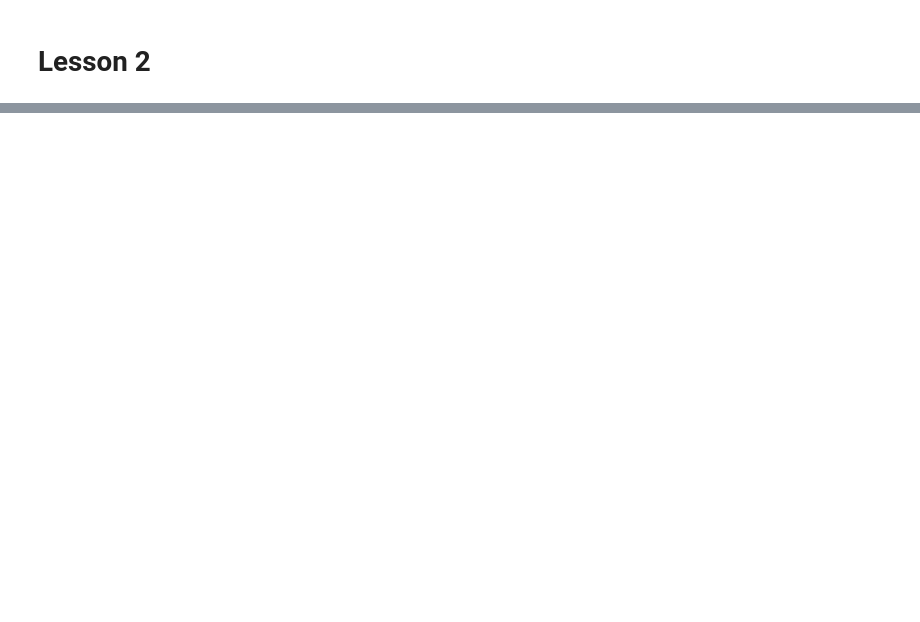
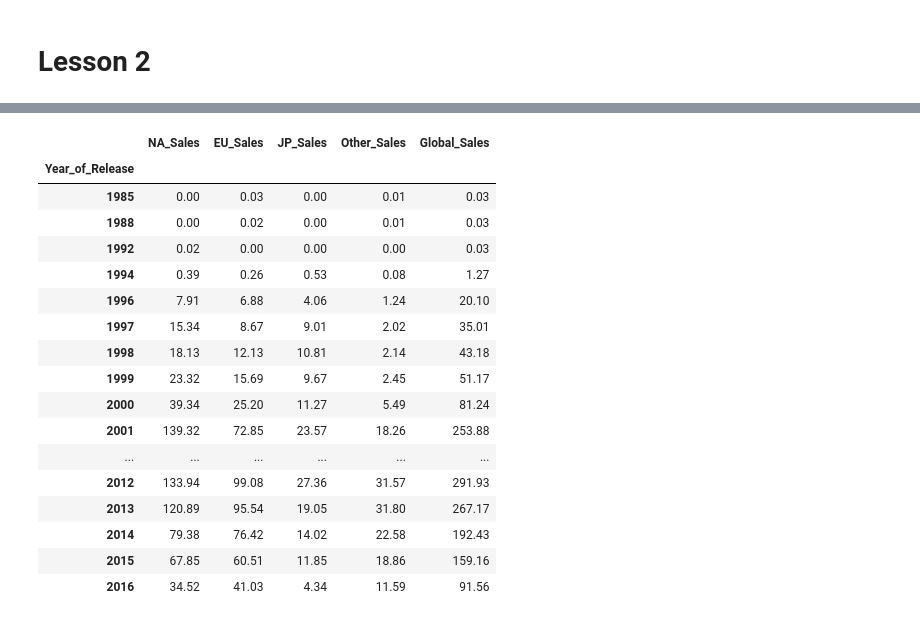
Before and after one commit to alfir-v10/RushODS_old, a Jupyter notebook: RUSH_ODS.ipynb, the cells around one changed output, grey strips where cells are left out. Drawn from its saved outputs; the diff is of its cells as text; code cells hidden in the pictures; blank space fills up the shorter version.

```diff
--- a/RUSH_ODS.ipynb
+++ b/RUSH_ODS.ipynb
@@ -1173,0 +1127,21 @@ plt.scatter(
+# %%
+df_game[[x for x in df_game.columns if "Sales" in x] + ["Year_of_Release"]].groupby('Year_of_Release').sum()
+# %% [output]
+|  | NA_Sales | EU_Sales | JP_Sales | Other_Sales | Global_Sales |
+| Year_of_Release |  |  |  |  |  |
+| 1985 | 0.00 | 0.03 | 0.00 | 0.01 | 0.03 |
+| 1988 | 0.00 | 0.02 | 0.00 | 0.01 | 0.03 |
+| 1992 | 0.02 | 0.00 | 0.00 | 0.00 | 0.03 |
+| 1994 | 0.39 | 0.26 | 0.53 | 0.08 | 1.27 |
+| 1996 | 7.91 | 6.88 | 4.06 | 1.24 | 20.10 |
+| 1997 | 15.34 | 8.67 | 9.01 | 2.02 | 35.01 |
+| 1998 | 18.13 | 12.13 | 10.81 | 2.14 | 43.18 |
+| 1999 | 23.32 | 15.69 | 9.67 | 2.45 | 51.17 |
+| 2000 | 39.34 | 25.20 | 11.27 | 5.49 | 81.24 |
+| 2001 | 139.32 | 72.85 | 23.57 | 18.26 | 253.88 |
+| ... | ... | ... | ... | ... | ... |
+| 2012 | 133.94 | 99.08 | 27.36 | 31.57 | 291.93 |
+| 2013 | 120.89 | 95.54 | 19.05 | 31.80 | 267.17 |
+| 2014 | 79.38 | 76.42 | 14.02 | 22.58 | 192.43 |
+| 2015 | 67.85 | 60.51 | 11.85 | 18.86 | 159.16 |
+| 2016 | 34.52 | 41.03 | 4.34 | 11.59 | 91.56 |
```
Also changed, not shown: parts of 135 cells of this notebook.
